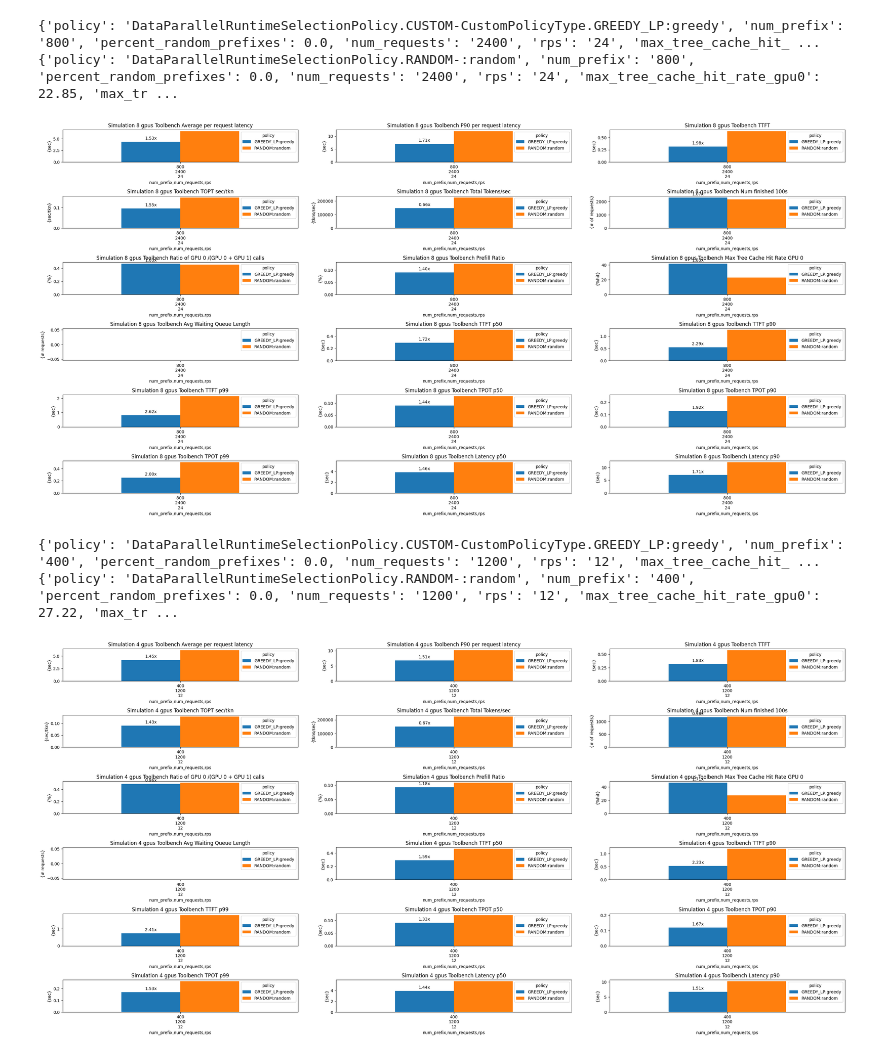
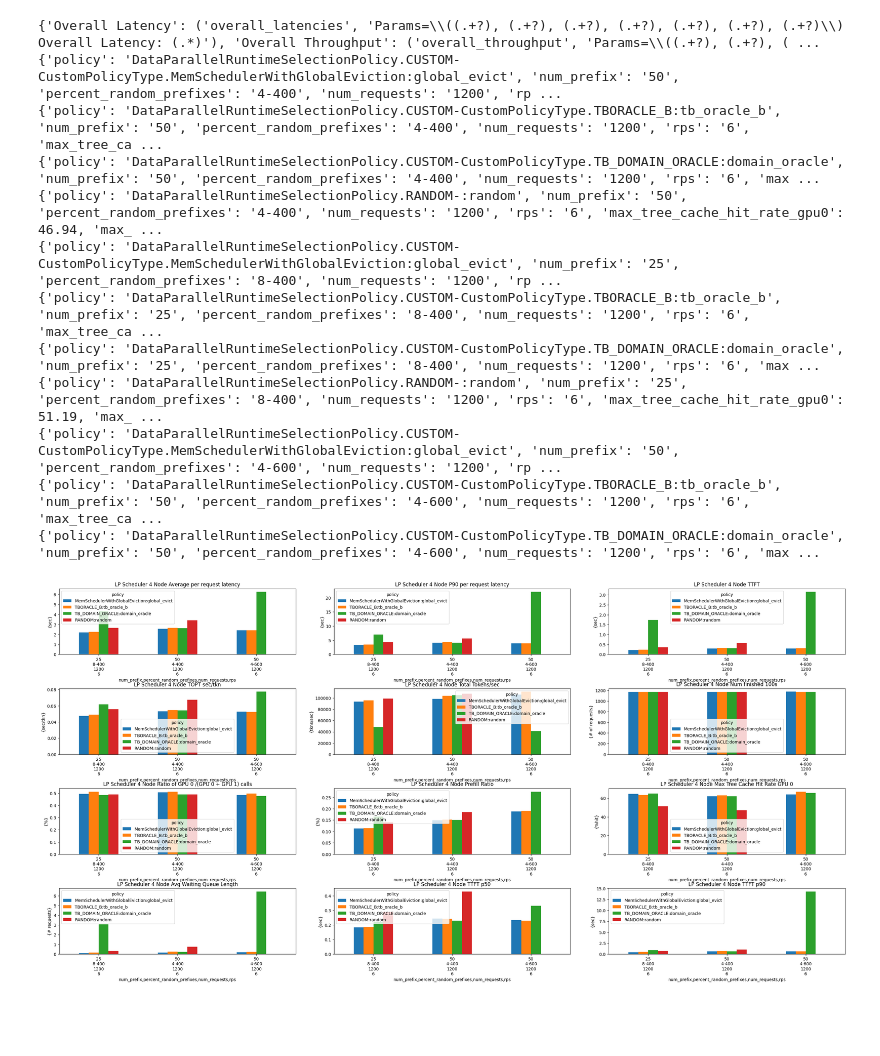
Before and after one commit to WukLab/preble, a Jupyter notebook: multi_node/benchmarks/plot_rps_results.ipynb, the cells around one changed output. Drawn from its saved outputs; the diff is of its cells as text; code cells hidden in the pictures; blank space fills up the shorter version.

```diff
--- a/multi_node/benchmarks/plot_rps_results.ipynb
+++ b/multi_node/benchmarks/plot_rps_results.ipynb
@@ -31,6 +31,7 @@ def extract_metrics(log_file, param_keys, max_gpus=2):
         "TPOT": ("tpot_pmetrics", f"{param_format} TPOT p50, p90, p99: (.*),(.*),(.*)"),
         "Latency": ("latency_pmetrics", f"{param_format} Latency p50, p90, p99: (.*),(.*),(.*)")
     }
+    print(patterns)
 
     with open(log_file, 'r') as f:
         for line in f:
@@ -62,6 +63,7 @@ def extract_metrics(log_file, param_keys, max_gpus=2):
                             # Note: Using eval() can be risky and is generally not recommended
                             count_ratio = eval(match.group(len(param_keys)+1))
                             ratios = {int(k): float(v) for k, v in count_ratio.items()}
+                            ratios[1] = ratios.get(1, 0)
                             data.update({"counts_all": ratios, "ratio": ratios[0]/(ratios[0]+ratios[1])})
                         metrics[metric_key].append(data)
     policy_data = collect_policy_data(log_file, max_gpus=max_gpus)
@@ -73,12 +75,13 @@ def extract_metrics(log_file, param_keys, max_gpus=2):
 def prepare_data_for_plotting(metric_data, metric_key, title, policy_replacements=None, group_by_key=None,baseline_key="RANDOM", speedup_direction="lower"):
     df = pd.DataFrame(metric_data)
     if not df.empty:
-        df = df.drop(["model_name", "percent_random_prefixes", "exp_time"], axis=1, errors='ignore')
+        df = df.drop(["model_name", "exp_time"], axis=1, errors='ignore')
+        # df = df.drop(["model_name", "percent_random_prefixes", "exp_time"], axis=1, errors='ignore')
         if policy_replacements:
             # print(df["policy"])
             for original, replacement in policy_replacements.items():
                 df['policy'] = df['policy'].str.replace(original, replacement)
-        df = df.groupby(['num_prefix', 'num_requests', 'rps', 'policy'])[group_by_key].mean().unstack()
+        df = df.groupby(['num_prefix', "percent_random_prefixes", 'num_requests', 'rps', 'policy'])[group_by_key].mean().unstack()
         if baseline_key:
             df = calculate_speedup(df, baseline_policy=baseline_key, speedup_direction=speedup_direction)
         return df, title
@@ -113,16 +116,15 @@ def collect_policy_data(log_file, max_gpus=2):
                 waiting_queue_lengths = []
 
                 # Extract policy and other properties
-                match = re.search(r"=====STARTING Policy (.+?), (\d+) WORKLOADS, ([\d.]+) NON-SHARED, (\d+) REQUESTS, (.*) REQ/s", line)
+                match = re.search(r"=====STARTING Policy (.+?), (\d+) WORKLOADS, (.*?) NON-SHARED, (\d+) REQUESTS, (.*) REQ/s", line)
                 if match:
                     current_policy_info = {
                         'policy': match.group(1),
                         'num_prefix': (match.group(2)),
-                        'percent_random_prefixes': float(match.group(3)),
+                        'percent_random_prefixes': (match.group(3)),
                         'num_requests': (match.group(4)),
                         'rps': (match.group(5)),
                     }
-
             elif "tree_cache_hit_rate" in line:
                 gpu_id_match = re.search(r"GPU: (\d+)", line)
                 hit_rate_match = re.search(r"tree_cache_hit_rate: ([\d.]+)%", line)
@@ -313,7 +315,11 @@ def plot_metrics(metrics, title_prefix, ax_dims=(4, 3), figsize=(28, 14), global
 
     ]
 
-    policy_replacements = {'DataParallelRuntimeSelectionPolicy.': '', 'CUSTOM-CustomPolicyType.': '', "-":'', "DataParallelRuntimeSelectionPolicy.RANDOM-:": ""}  # Example replacement
+    policy_replacements = {
+        'DataParallelRuntimeSelectionPolicy.': '',
+        'CUSTOM-CustomPolicyType.': '',
+        "-":'',
+        "DataParallelRuntimeSelectionPolicy.RANDOM-:": ""}  # Example replacement
 
 
     ax_index = 0
@@ -363,20 +400,26 @@ def plot_metrics(metrics, title_prefix, ax_dims=(4, 3), figsize=(28, 14), global
 # %%
-log_file = 'logs_sim/toolbench_4096_simulated_8_gpus.log'
+log_file = "multi_domain_toolbench/multi_domain_test_with_400_domain_size.log"
 param_keys = ["model_name", "num_prefix", "percent_random_prefixes", "num_requests", "rps", "policy", "exp_time"]
-metrics = extract_metrics(log_file, param_keys, max_gpus=8)
-node_3_exp = {}
-plot_metrics(metrics, "Simulation 8 gpus Toolbench", global_metric_dfs=node_3_exp, baseline_key="RANDOM:random", ax_dims=(6,3))
+metrics = extract_metrics(log_file, param_keys, max_gpus=2)
+lp_scheduler_exp = {}
+plot_metrics(metrics, "Domain Toolbench", global_metric_dfs=lp_scheduler_exp,
+              global_metric_columns=[
+                  "MemSchedulerWithGlobalEviction:global_evict",
+                  "TBORACLE_B:tb_oracle_b",
+                  "TB_DOMAIN_ORACLE:domain_oracle",
+                  "RANDOM:random"
+                  ])
 # %% [output]
-{'policy': 'DataParallelRuntimeSelectionPolicy.CUSTOM-CustomPolicyType.GREEDY_LP:greedy', 'num_prefix': '800', 'percent_random_prefixes': 0.0, 'num_requests': '2400', 'rps': '24', 'max_tree_cache_hit_ ...
-{'policy': 'DataParallelRuntimeSelectionPolicy.RANDOM-:random', 'num_prefix': '800', 'percent_random_prefixes': 0.0, 'num_requests': '2400', 'rps': '24', 'max_tree_cache_hit_rate_gpu0': 22.85, 'max_tr ...
+{'Overall Latency': ('overall_latencies', 'Params=\\((.+?), (.+?), (.+?), (.+?), (.+?), (.+?), (.+?)\\) Overall Latency: (.*)'), 'Overall Throughput': ('overall_throughput', 'Params=\\((.+?), (.+?), ( ...
+{'policy': 'DataParallelRuntimeSelectionPolicy.CUSTOM-CustomPolicyType.MemSchedulerWithGlobalEviction:global_evict', 'num_prefix': '50', 'percent_random_prefixes': '4-400', 'num_requests': '1200', 'rp ...
+{'policy': 'DataParallelRuntimeSelectionPolicy.CUSTOM-CustomPolicyType.TBORACLE_B:tb_oracle_b', 'num_prefix': '50', 'percent_random_prefixes': '4-400', 'num_requests': '1200', 'rps': '6', 'max_tree_ca ...
+{'policy': 'DataParallelRuntimeSelectionPolicy.CUSTOM-CustomPolicyType.TB_DOMAIN_ORACLE:domain_oracle', 'num_prefix': '50', 'percent_random_prefixes': '4-400', 'num_requests': '1200', 'rps': '6', 'max ...
+{'policy': 'DataParallelRuntimeSelectionPolicy.RANDOM-:random', 'num_prefix': '50', 'percent_random_prefixes': '4-400', 'num_requests': '1200', 'rps': '6', 'max_tree_cache_hit_rate_gpu0': 46.94, 'max_ ...
+{'policy': 'DataParallelRuntimeSelectionPolicy.CUSTOM-CustomPolicyType.MemSchedulerWithGlobalEviction:global_evict', 'num_prefix': '25', 'percent_random_prefixes': '8-400', 'num_requests': '1200', 'rp ...
+{'policy': 'DataParallelRuntimeSelectionPolicy.CUSTOM-CustomPolicyType.TBORACLE_B:tb_oracle_b', 'num_prefix': '25', 'percent_random_prefixes': '8-400', 'num_requests': '1200', 'rps': '6', 'max_tree_ca ...
+{'policy': 'DataParallelRuntimeSelectionPolicy.CUSTOM-CustomPolicyType.TB_DOMAIN_ORACLE:domain_oracle', 'num_prefix': '25', 'percent_random_prefixes': '8-400', 'num_requests': '1200', 'rps': '6', 'max ...
+{'policy': 'DataParallelRuntimeSelectionPolicy.RANDOM-:random', 'num_prefix': '25', 'percent_random_prefixes': '8-400', 'num_requests': '1200', 'rps': '6', 'max_tree_cache_hit_rate_gpu0': 51.19, 'max_ ...
+{'policy': 'DataParallelRuntimeSelectionPolicy.CUSTOM-CustomPolicyType.MemSchedulerWithGlobalEviction:global_evict', 'num_prefix': '50', 'percent_random_prefixes': '4-600', 'num_requests': '1200', 'rp ...
+{'policy': 'DataParallelRuntimeSelectionPolicy.CUSTOM-CustomPolicyType.TBORACLE_B:tb_oracle_b', 'num_prefix': '50', 'percent_random_prefixes': '4-600', 'num_requests': '1200', 'rps': '6', 'max_tree_ca ...
+{'policy': 'DataParallelRuntimeSelectionPolicy.CUSTOM-CustomPolicyType.TB_DOMAIN_ORACLE:domain_oracle', 'num_prefix': '50', 'percent_random_prefixes': '4-600', 'num_requests': '1200', 'rps': '6', 'max ...
-[figure, old version]
+[figure, new version]
-# %%
-log_file = 'logs_sim/toolbench_4096_simulated_4_gpus.log'
-param_keys = ["model_name", "num_prefix", "percent_random_prefixes", "num_requests", "rps", "policy", "exp_time"]
-metrics = extract_metrics(log_file, param_keys, max_gpus=4)
-node_3_exp = {}
-plot_metrics(metrics, "Simulation 4 gpus Toolbench", global_metric_dfs=node_3_exp, baseline_key="RANDOM:random", ax_dims=(6,3))
-# %% [output]
-{'policy': 'DataParallelRuntimeSelectionPolicy.CUSTOM-CustomPolicyType.GREEDY_LP:greedy', 'num_prefix': '400', 'percent_random_prefixes': 0.0, 'num_requests': '1200', 'rps': '12', 'max_tree_cache_hit_ ...
-{'policy': 'DataParallelRuntimeSelectionPolicy.RANDOM-:random', 'num_prefix': '400', 'percent_random_prefixes': 0.0, 'num_requests': '1200', 'rps': '12', 'max_tree_cache_hit_rate_gpu0': 27.22, 'max_tr ...
-[figure, removed]
```
Also changed, not shown: parts of 13 cells of this notebook, 7 other files.
